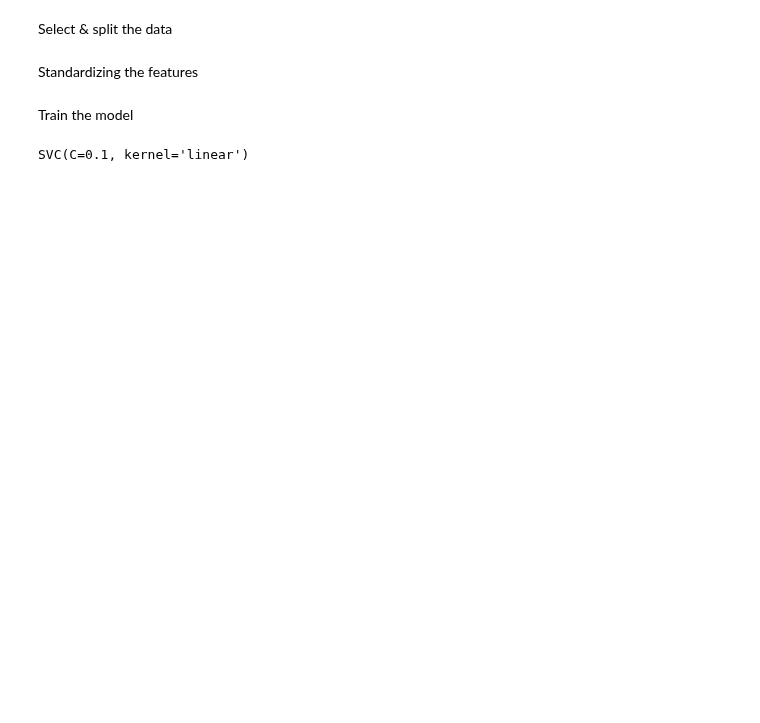
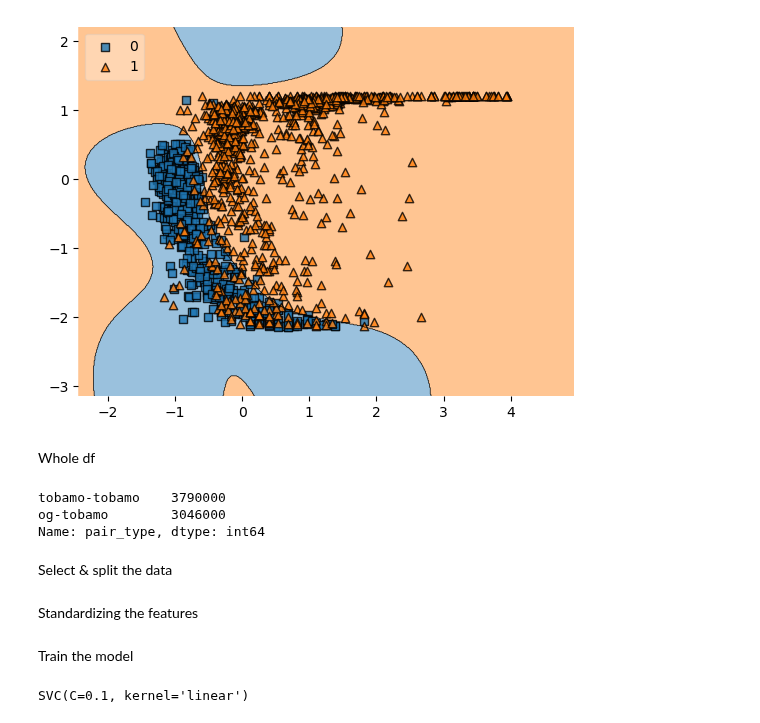
Before and after one commit to nezapajek/project-tobamo, a Jupyter notebook: analysis/fragmented_orf/07_SVM_cluster.ipynb, the cells around one changed output. Saved outputs shown, nothing was run; the diff lists cells and outputs as text; code cells hidden in the pictures; blank space fills up the shorter version.

```diff
--- a/analysis/fragmented_orf/07_SVM_cluster.ipynb
+++ b/analysis/fragmented_orf/07_SVM_cluster.ipynb
@@ -11,0 +116,7 @@ sub_df = pd.read_csv('/home/tobamo/analize/project-tobamo/analysis/fragmented_or
+# %%
+mod = SVC(C=50.0, kernel='rbf')
+mod.fit(X_train[:2000,[0,2]], y_train[:2000])
+plot_decision_regions(X_train[:2000,[0,2]], y_train.values[:2000], clf=mod, legend=2)
+plt.show()
+# %% [output]
+[figure, added]
@@ -11,0 +125,2 @@ sub_df = pd.read_csv('/home/tobamo/analize/project-tobamo/analysis/fragmented_or
+# %% [markdown]
+Whole df
@@ -12,3 +129,9 @@ sub_df = pd.read_csv('/home/tobamo/analize/project-tobamo/analysis/fragmented_or
+# %%
+df.pair_type.value_counts()
+# %% [output]
+tobamo-tobamo    3790000
+og-tobamo        3046000
+Name: pair_type, dtype: int64
 # %% [markdown]
 Select & split the data
 # %%
```
Also changed, not shown: parts of 29 cells of this notebook, 4 other files.
